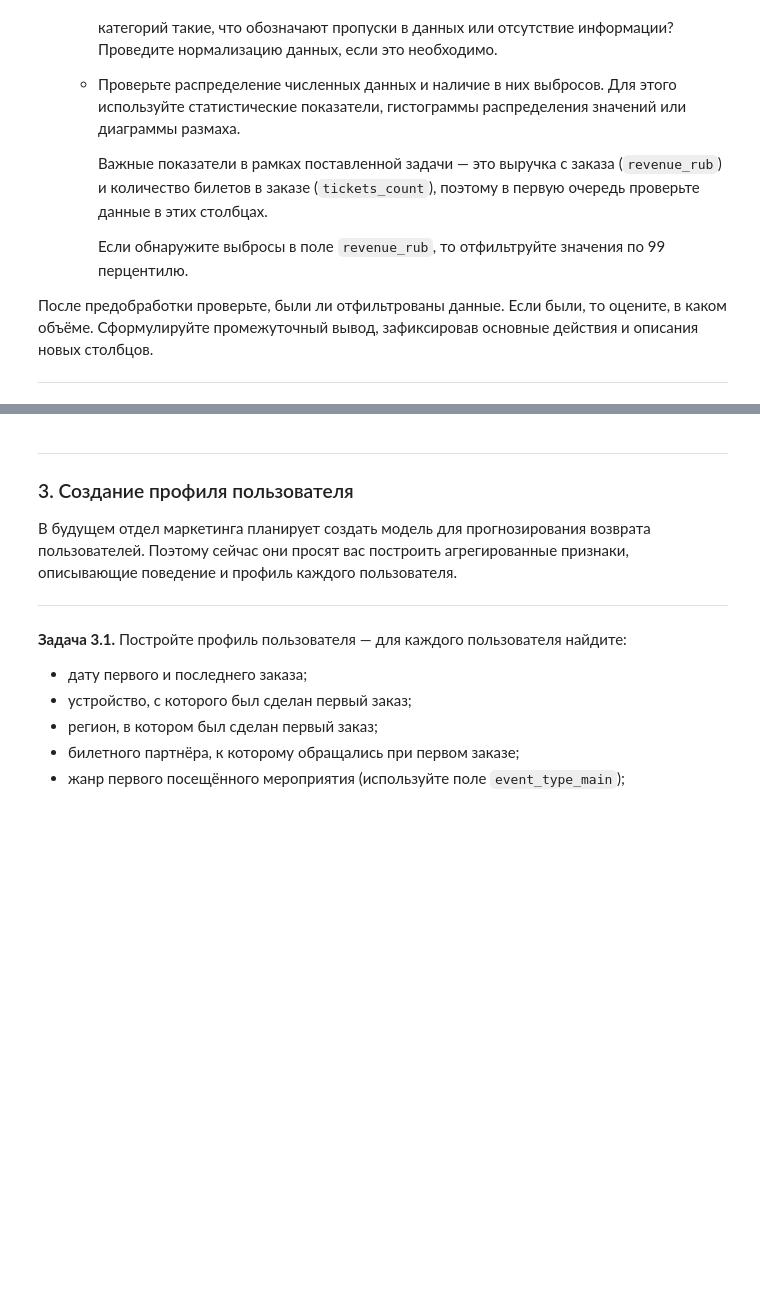
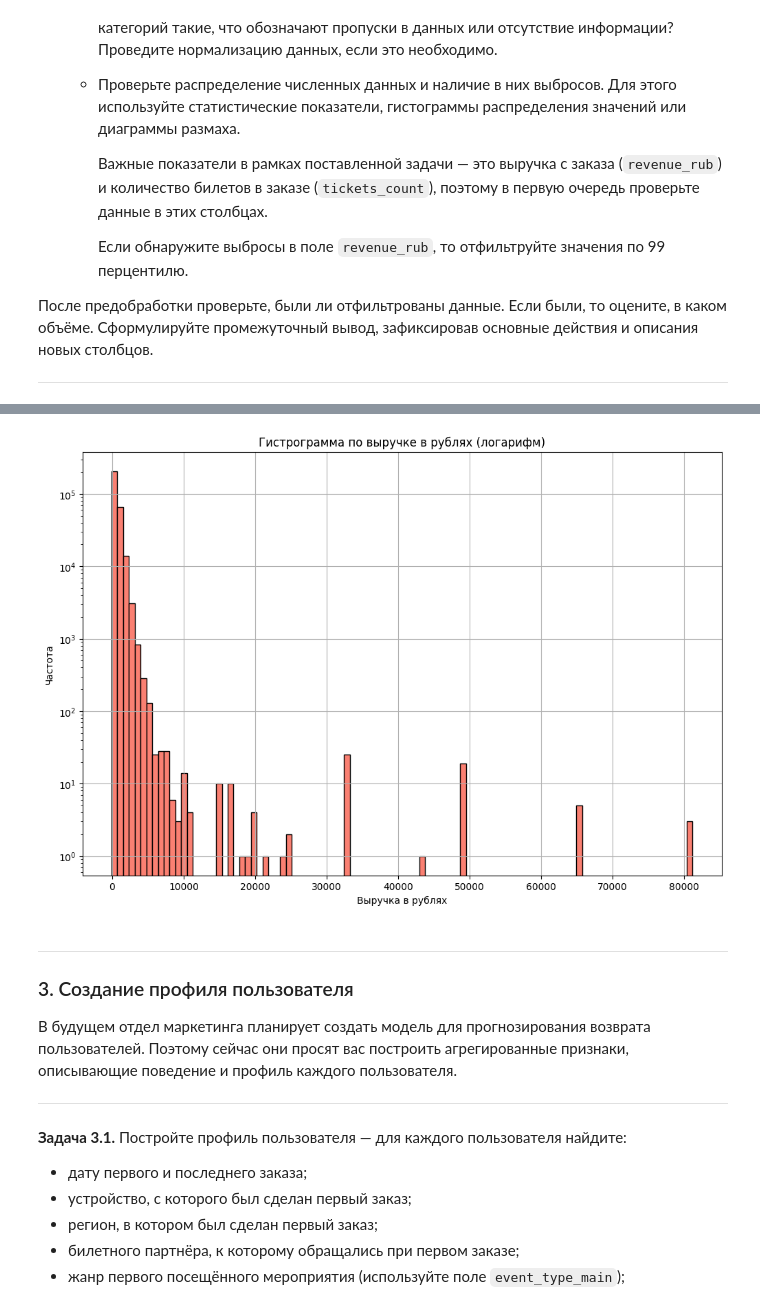
Before and after one commit to mrromanivanov/afisha_yandex_analysis, a Jupyter notebook: afisha_Ivanov_Roman.ipynb, the cells around one changed output, grey strips where cells are left out. Saved outputs shown, nothing was run; the diff lists cells and outputs as text; code cells hidden in the pictures; blank space fills up the shorter version.

```diff
--- a/afisha_Ivanov_Roman.ipynb
+++ b/afisha_Ivanov_Roman.ipynb
@@ -371,3 +509,14 @@ memory usage: 20.2+ MB
+# %%
+plt.figure(figsize=(12,8))
+plt.hist(df['revenue_rub'], bins=100, alpha=1, color='salmon', edgecolor='black')
+plt.title('Гистрограмма по выручке в рублях (логарифм)')
+plt.xlabel('Выручка в рублях')
+plt.ylabel('Частота')
+plt.grid(True)
+plt.yscale('log')
+plt.show()
+# %% [output]
+[figure, added]
 # %% [markdown]
 ---
 <a id="section3"></a>
```
Also changed, not shown: parts of 19 cells of this notebook, 1 other file.
